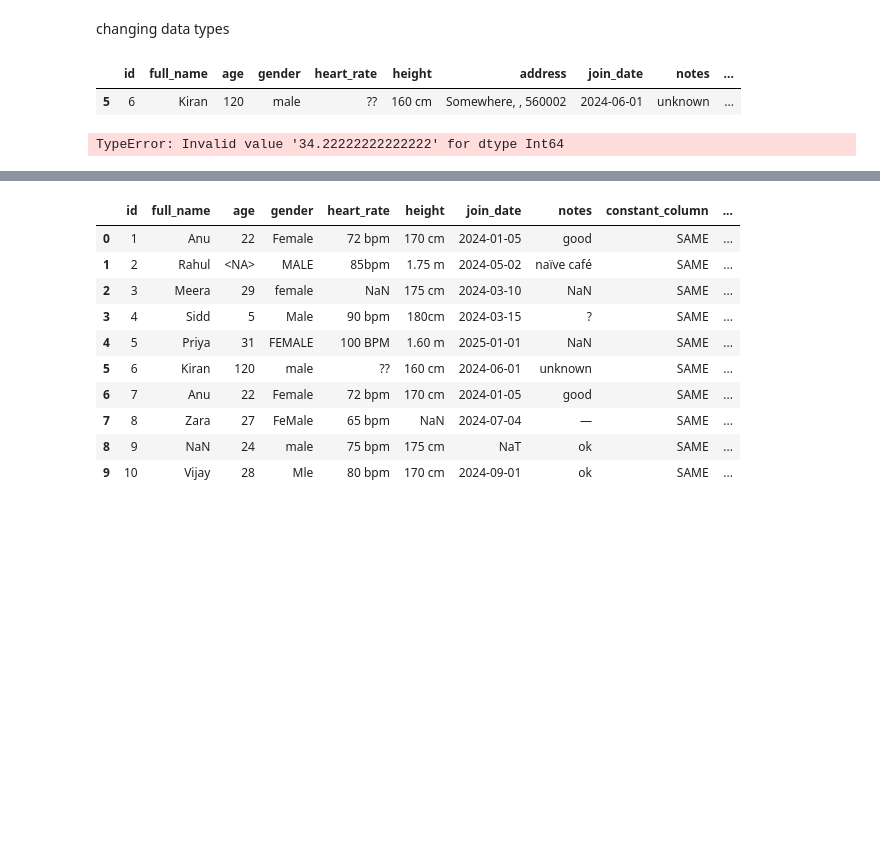
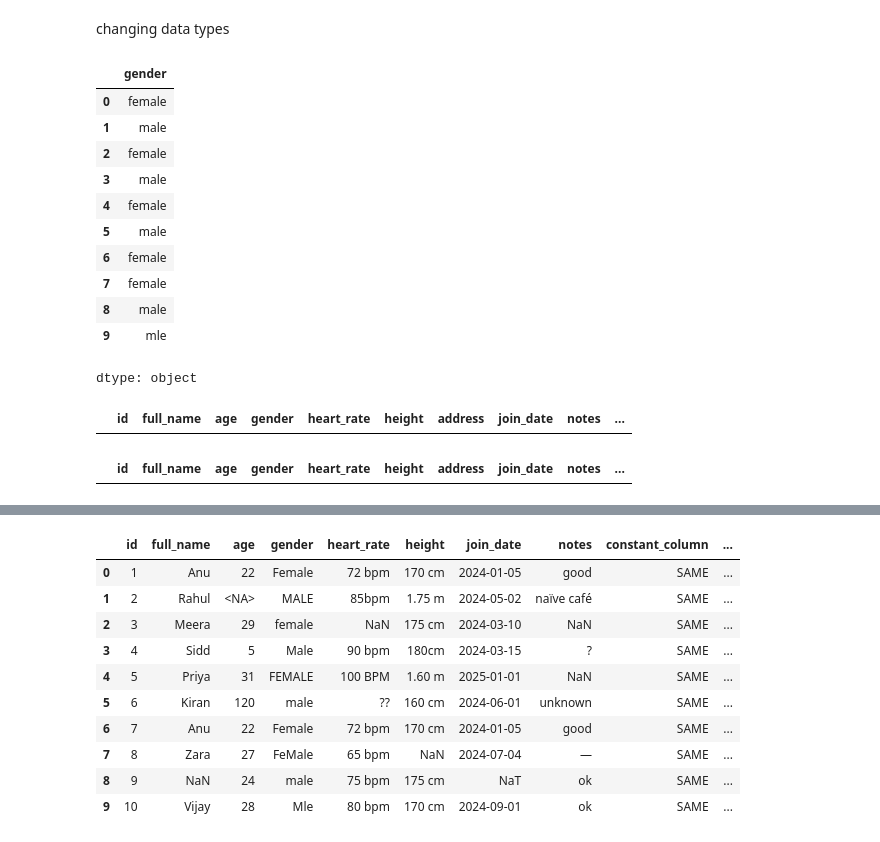
Before and after one commit to Sru-j/daily_lab_activities, a Jupyter notebook: data_inspect.ipynb, the cells around one changed output, grey strips where cells are left out. Saved outputs shown, nothing was run; the diff lists cells and outputs as text; code cells hidden in the pictures; blank space fills up the shorter version.

```diff
--- a/data_inspect.ipynb
+++ b/data_inspect.ipynb
@@ -165,17 +165,34 @@ df['id'] = df['id'].astype('Int64')
 df['age'] = df['age'].astype('Int64')
 # %%
 df['gender'] = df['gender'].astype('category')
+# %%
+df['gender'].str.lower().str.strip()
+# %% [output]
+|  | gender |
+| 0 | female |
+| 1 | male |
+| 2 | female |
+| 3 | male |
+| 4 | female |
+| 5 | male |
+| 6 | female |
+| 7 | female |
+| 8 | male |
+| 9 | mle |
+dtype: object
 # %%
 df['join_date'] = df['join_date'].astype('datetime64[ns]')
 # %%
-df[df['age'] > 100]
+df[df['age'] < 0]
 # %% [output]
 |  | id | full_name | age | gender | heart_rate | height | address | join_date | notes | ... |
-| 5 | 6 | Kiran | 120 | male | ?? | 160 cm | Somewhere, , 560002 | 2024-06-01 | unknown | ... |
+# %%
+df[df['age'] > 100]
+# %% [output]
+|  | id | full_name | age | gender | heart_rate | height | address | join_date | notes | ... |
 # %%
-df[df['age'] > 100] = df['age'].mean()
+#changing the age greater than 100 to 100
+df.loc[df['age'] > 100, 'age'] = 100
-# %% [output]
-TypeError: Invalid value '34.22222222222222' for dtype Int64
 # %%
 #change the negative value of age to its average value
 df['age'] = df['age'].abs()
```
Also changed, not shown: parts of 1 cell of this notebook.
